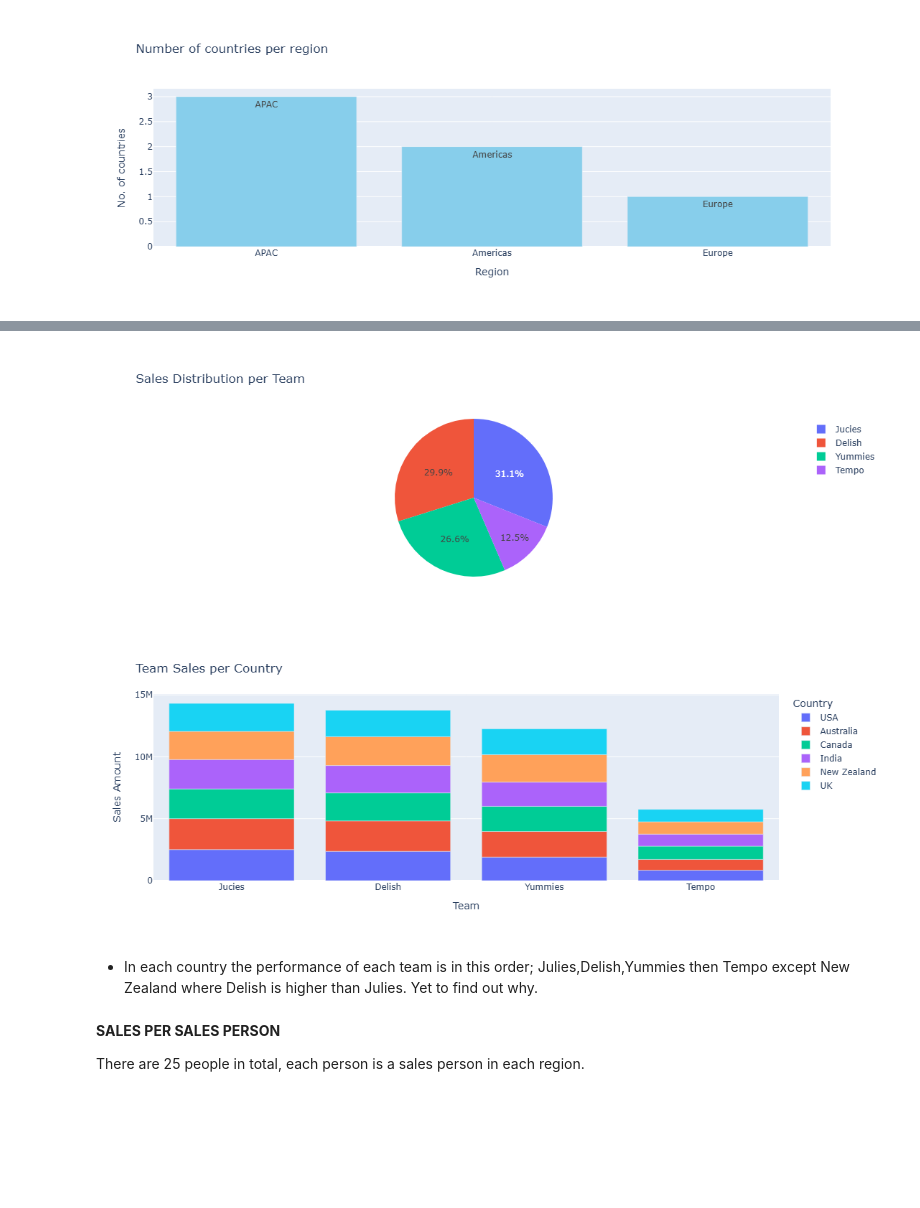
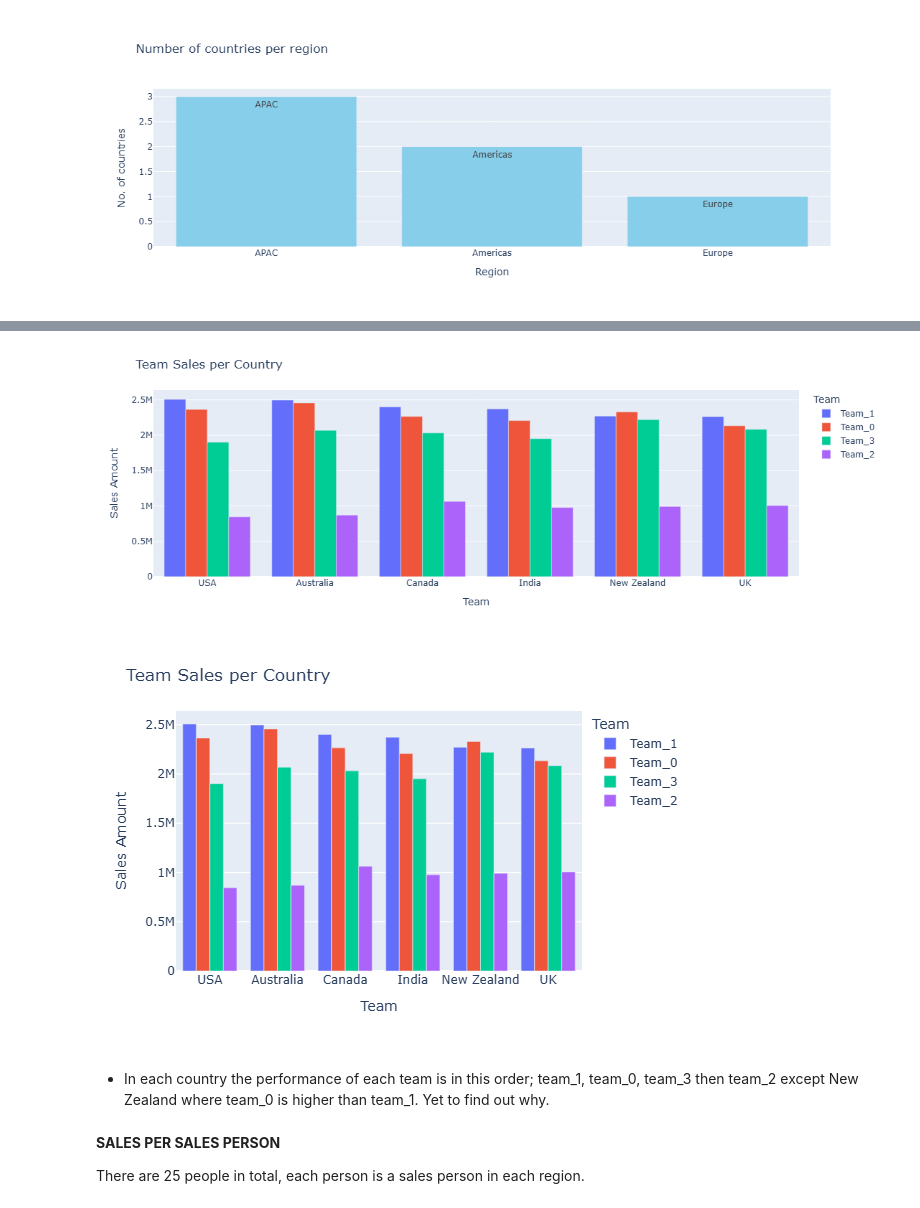
Before and after one commit to Lenida-Daniels/Sales-Analysis, a Jupyter notebook: sales_analysis.ipynb, the cells around one changed output, grey strips where cells are left out. Cells and saved outputs as stored; diff of their text form; code cells hidden in the pictures; blank space fills up the shorter version.

```diff
--- a/sales_analysis.ipynb
+++ b/sales_analysis.ipynb
@@ -36,6 +42,12 @@ import kaleido
 **LOAD DATA**
 # %%
 df=pd.read_csv("sales project.csv")
+# %%
+# Mask Salesperson
+df["Sales Person"] = "Salesperson_" + df["Sales Person"].astype("category").cat.codes.astype(str)
+
+# Mask Team
+df["Team"] = "Team_" + df["Team"].astype("category").cat.codes.astype(str)
 # %%
 df.tail(5)
 # %% [output]
@@ -52,7 +64,7 @@ df.drop(columns=["Unnamed: 14","Unnamed: 15","Unnamed: 16","Unnamed: 17","Unname
 # %% [markdown]
 **CONVERT AMOUNT TO SALES AMOUNT THEN DROP AMOUNT COLUMN**
 # %%
-df["Sales Amount"]=df["Amount"]
+df["Sales_Amount"]=df["Amount"]
 df.drop(columns="Amount",inplace=True)
 # %%
 df.info()
@@ -76,8 +88,3 @@ dtypes: int64(2), object(12)
 memory usage: 1.0+ MB
 # %% [markdown]
 **CONVERT Dtype**
-# %%
-df["Sales_Amount"]=df["Sales Amount"].str.replace(r'[$,]',"",regex="True").astype(float)
-df["Cost_per_box"]=df["Cost per box"].str.replace(r'[$,]',"",regex="True").astype(float)
-df.drop(columns=["Sales Amount","Cost per box"],inplace=True)
-df.info()
@@ -101,0 +91,5 @@ memory usage: 1.0+ MB
+# %%
+df["Sales_Amount"]=df["Sales_Amount"].str.replace(r'[$,]',"",regex="True").astype(float)
+df["Cost_per_box"]=df["Cost per box"].str.replace(r'[$,]',"",regex="True").astype(float)
+df.drop(columns=["Cost per box"],inplace=True)
+df.info()
@@ -698,37 +768,27 @@ print()
-# %%
-fig = px.pie(
-    team_performance,
-    names="Team",
-    values="Sales_Amount",
-    title="Sales Distribution per Team"
-)
-fig.update_layout(
-    width=600,
-    height=400
-)
-fig.show()
-# %% [output]
-[figure, removed]
 # %%
 fig=px.bar(
     country_team,
-    x="Team",
+    x="Country",
     y="Sales_Amount",
-    color="Country"
-
+    color="Team",
+    barmode="group"
 )
 fig.update_layout(
     width=600,
     height=400,
     xaxis_title="Team",
     yaxis_title="Sales Amount",
     title="Team Sales per Country"
 )
 fig.show()
+print()
+fig.write_image("Team Performance per country.png",height=400,width=600)
+Image("Team Performance per country.png")
 # %% [output]
-[figure, old version]
+[figure, new version]
+[figure, added]
 # %% [markdown]
-- In each country the performance of each team is in this order; Julies,Delish,Yummies then Tempo except New Zealand where Delish is higher than Julies. Yet to find out why.
+- In each country the performance of each team is in this order; team_1, team_0, team_3 then team_2 except New Zealand where team_0 is higher than team_1. Yet to find out why.
 # %% [markdown]
 **SALES PER SALES PERSON**
 
```
Also changed, not shown: parts of 65 cells of this notebook.
